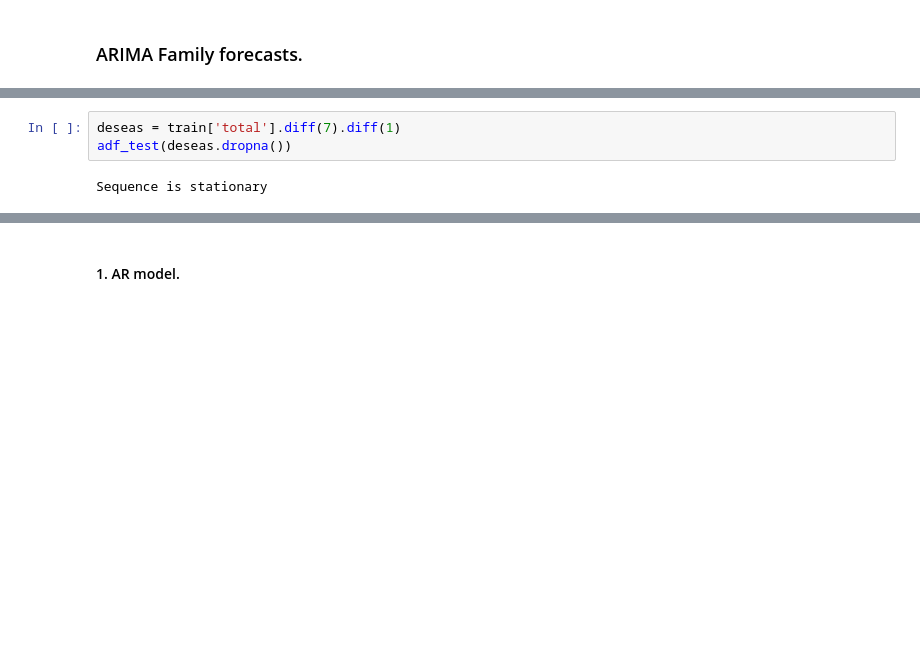
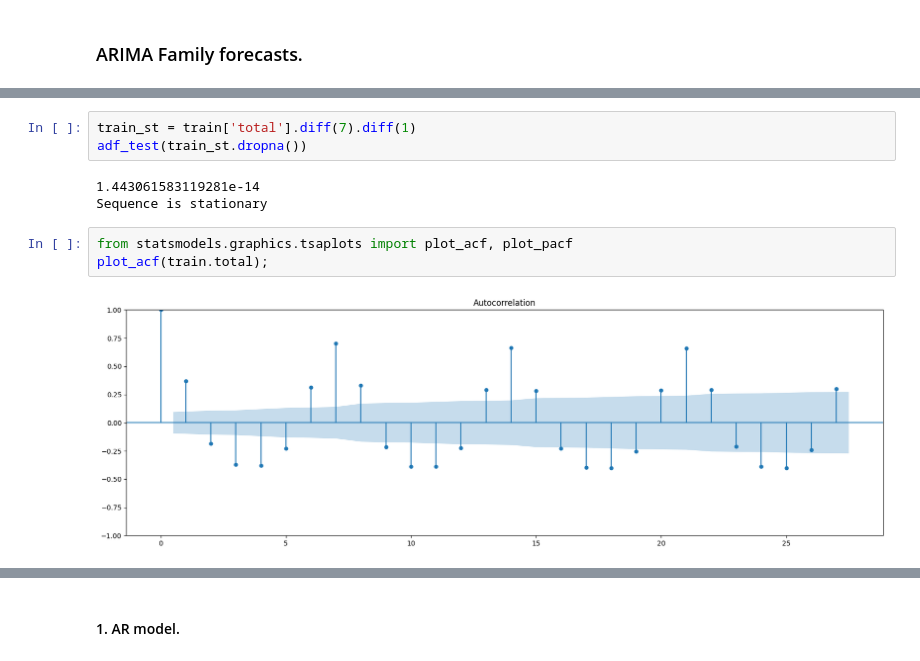
Before and after one commit to Raghav-Gupta24/Customer-Footfall-Forecasting, a Jupyter notebook: Time_Series_Forecasting.ipynb, the cells around one changed output, grey strips where cells are left out. Cells and saved outputs as stored; diff of their text form; blank space fills up the shorter version.

```diff
--- a/Time_Series_Forecasting.ipynb
+++ b/Time_Series_Forecasting.ipynb
@@ -580,6 +582,12 @@ adf_test(train.total)
 Sequence is stationary
 # %%
-deseas = train['total'].diff(7).diff(1)
-adf_test(deseas.dropna())
+train_st = train['total'].diff(7).diff(1)
+adf_test(train_st.dropna())
 # %% [output]
+1.443061583119281e-14
 Sequence is stationary
+# %%
+from statsmodels.graphics.tsaplots import plot_acf, plot_pacf
+plot_acf(train.total);
+# %% [output]
+[figure, added]
```
Also changed, not shown: parts of 27 cells of this notebook.
